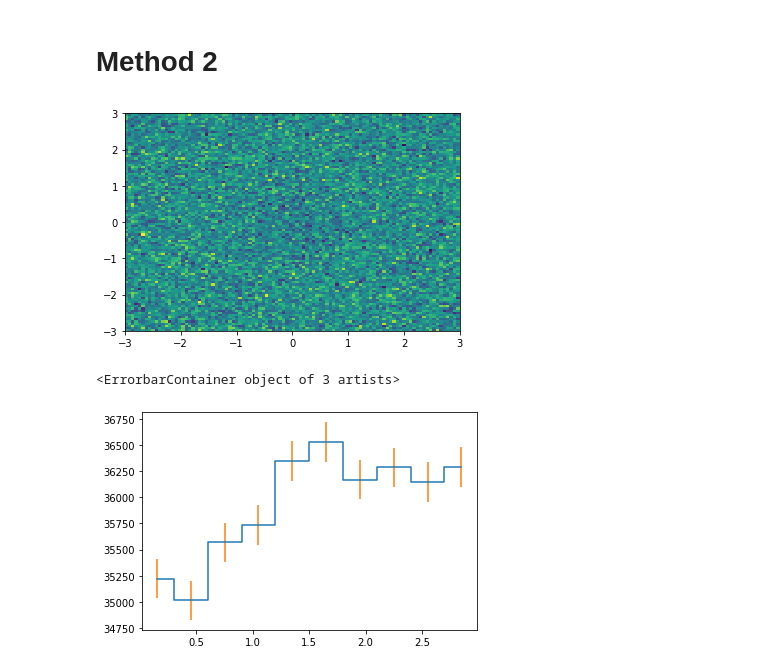
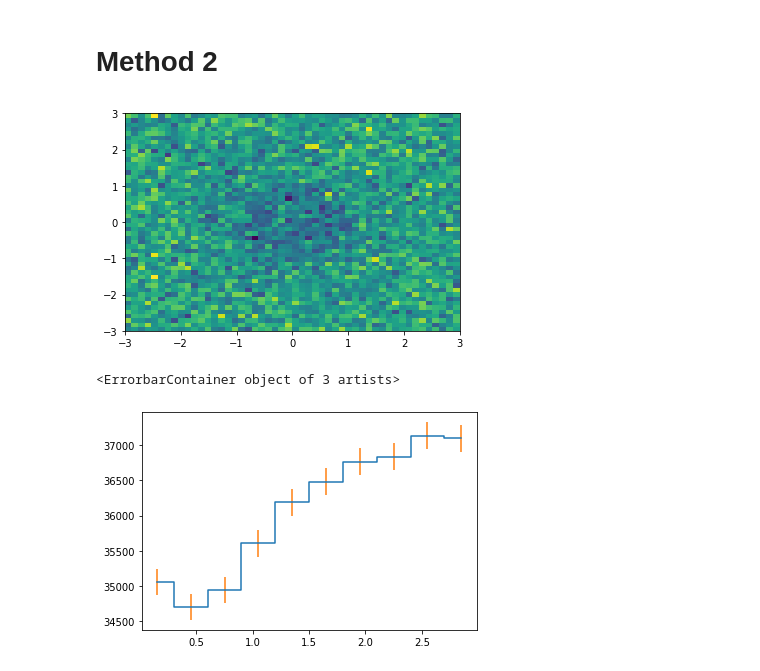
Before and after one commit to Vinther901/Neutrino-Machine-Learning, a Jupyter notebook: Simulator.ipynb, the cells around one changed output. Cells and saved outputs as stored; diff of their text form; code cells hidden in the pictures.

```diff
--- a/Simulator.ipynb
+++ b/Simulator.ipynb
@@ -38,6 +38,6 @@ ax[1].plot(np.abs(xs[1:]),np.cumsum(f(np.abs(xs[1:])))/np.sum(f(np.abs(xs[1:])))
 # %%
 xi = 0.4 #degrees
-xf = 5
+xf = 10
 l = -(xf - xi)/np.log(5e-3)
 
 A = 1/(l*(1-np.exp(-(xf-xi)/l)))
@@ -108,26 +108,26 @@ def fan_out(x):
 # %%
 N = 15000000
 signal = (np.random.random((N,2)) - 0.5)*2*xf
 r = np.sqrt(signal[:,0]**2 + signal[:,1]**2)
 mask = (r >0.5)&(r<xf)
 signal = signal[mask]
 
 N = signal.shape[0]
 
 reco = signal.copy()
-deviation = invF(np.random.random(N)) #invE
+deviation = invE(np.random.random(N)) #invE
 deviation = fan_out(deviation)
 reco += deviation
 
 fig, ax = plt.subplots()
 lim = 3
 # ax.set(xlim=(-lim,lim),ylim=(-lim,lim))
 
 # ax.plot(signal[:,0],signal[:,1],'k.',alpha=0.05)
 # ax.plot(reco[:,0],reco[:,1],'r.',alpha=0.05)
-ax.hist2d(reco[:,0],reco[:,1],bins=100,range=((-lim,lim),(-lim,lim)));
+ax.hist2d(reco[:,0],reco[:,1],bins=50,range=((-lim,lim),(-lim,lim)));
 # %% [output]
-[figure, old version]
+[figure, new version]
 # %%
 r = np.sqrt(reco[:,0]**2 + reco[:,1]**2)
 vals, binedges = np.histogram(r,bins=10,range=(0,lim))
@@ -141,4 +141,4 @@ ax.errorbar(bincenter,vals,np.sqrt(vals),fmt='none')
 # ax.hist(r,bins=100,range=(0,xf));
 # %% [output]
 <ErrorbarContainer object of 3 artists>
-[figure, old version]
+[figure, new version]
```
Also changed, not shown: parts of 3 cells of this notebook, 4 other files.
